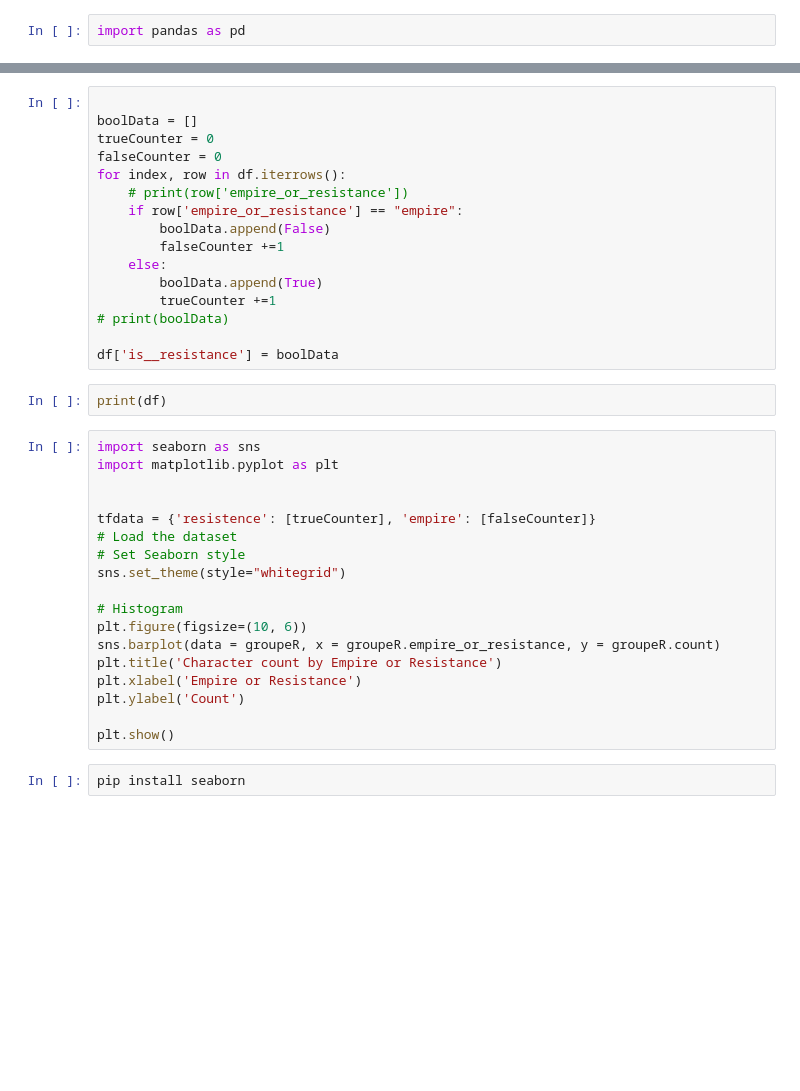
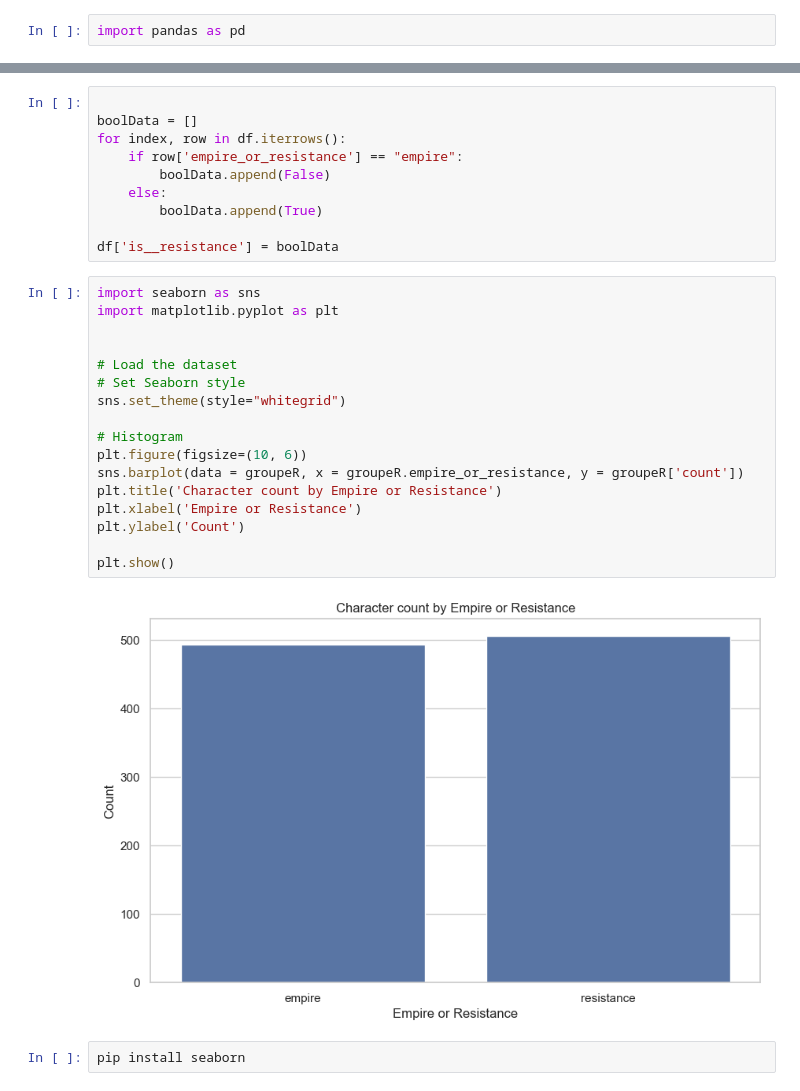
Before and after one commit to suhailhameed919/EDP_Proj3, a Jupyter notebook: notebooks/char_prediction.ipynb, the cells around one changed output, grey strips where cells are left out. Drawn from its saved outputs; the diff is of its cells as text; blank space fills up the shorter version.

```diff
--- a/notebooks/char_prediction.ipynb
+++ b/notebooks/char_prediction.ipynb
@@ -33,39 +94,32 @@ groupUnitType
 # %%
 
 boolData = []
-trueCounter = 0
-falseCounter = 0
 for index, row in df.iterrows():
-    # print(row['empire_or_resistance'])
     if row['empire_or_resistance'] == "empire":
         boolData.append(False)
-        falseCounter +=1
     else:
         boolData.append(True)
-        trueCounter +=1
-# print(boolData)
 
 df['is__resistance'] = boolData
-# %%
-print(df)
 # %%
 import seaborn as sns
 import matplotlib.pyplot as plt
 
 
-tfdata = {'resistence': [trueCounter], 'empire': [falseCounter]}
 # Load the dataset
 # Set Seaborn style
 sns.set_theme(style="whitegrid")
 
 # Histogram
 plt.figure(figsize=(10, 6))
-sns.barplot(data = groupeR, x = groupeR.empire_or_resistance, y = groupeR.count)
+sns.barplot(data = groupeR, x = groupeR.empire_or_resistance, y = groupeR['count'])
 plt.title('Character count by Empire or Resistance')
 plt.xlabel('Empire or Resistance')
 plt.ylabel('Count')
 
 plt.show()
+# %% [output]
+[figure, added]
 # %%
 pip install seaborn
 # %%
```
Also changed, not shown: parts of 11 cells of this notebook.
